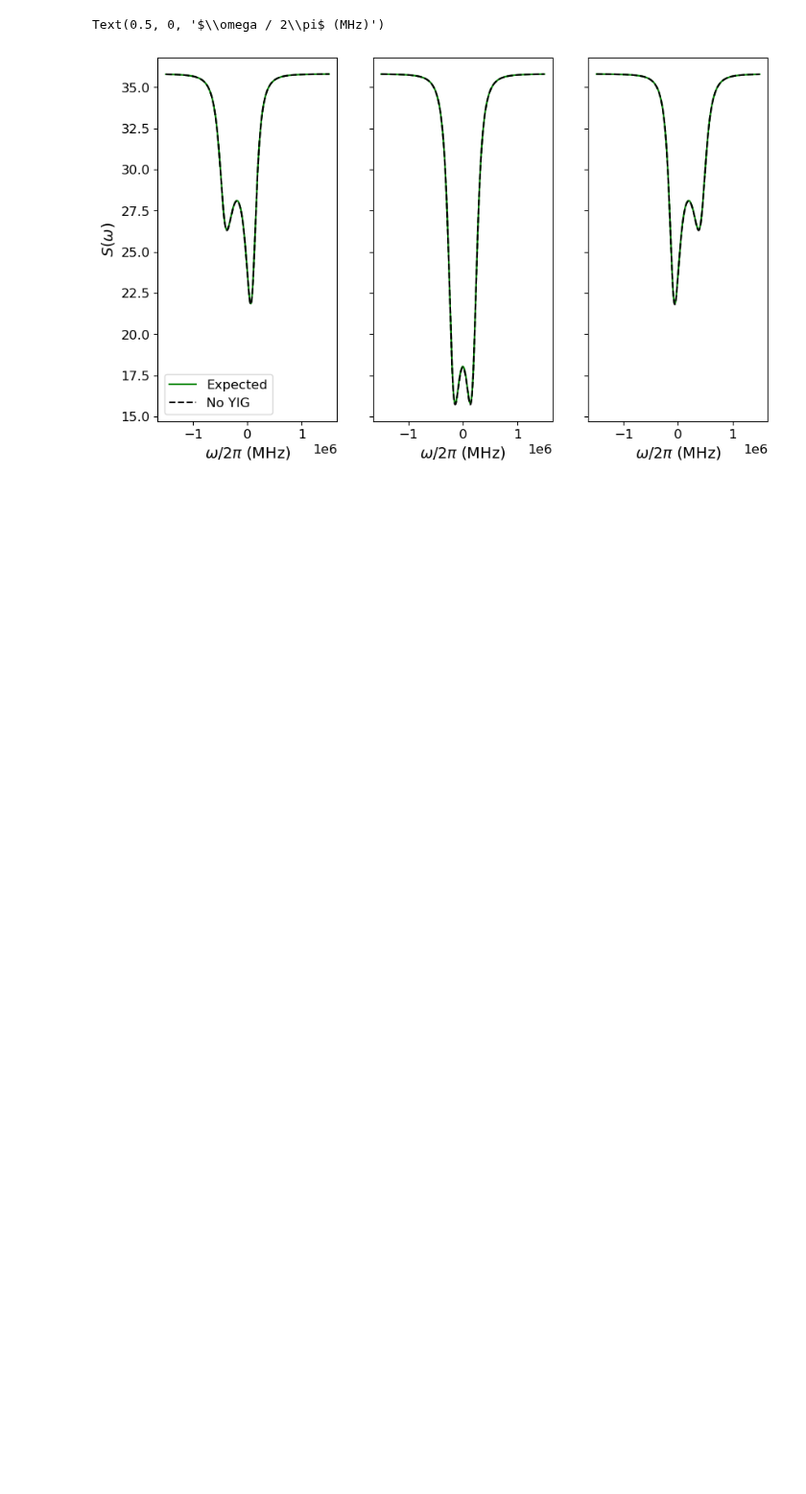
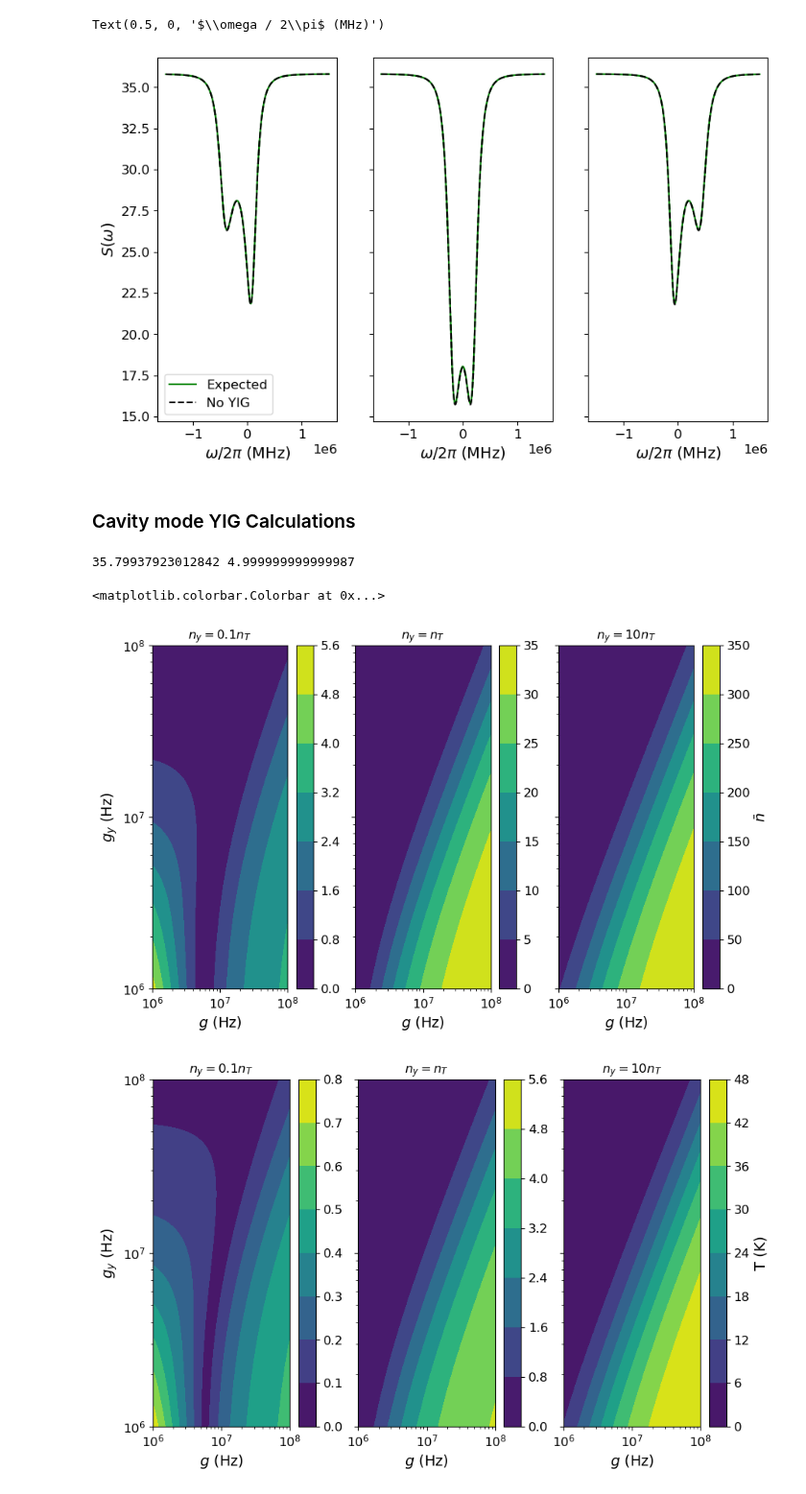
Before and after one commit to jleamer/mode_cooling, a Jupyter notebook: yig_nv_cooling.ipynb, the cells around one changed output. Shown at 96% size. Cells and saved outputs as stored; diff of their text form; code cells hidden in the pictures; blank space fills up the shorter version.

Commit message:
Added some additional tests for the cavity mode and output spectrum for the system involving the YIG and some comparison to the system without it.

```diff
--- a/yig_nv_cooling.ipynb
+++ b/yig_nv_cooling.ipynb
@@ -384,3 +384,5 @@ ax[2].set_xlabel("$\\omega / 2\\pi$ (MHz)")
 # %% [output]
 Text(0.5, 0, '$\\omega / 2\\pi$ (MHz)')
 [figure]
+# %% [markdown]
+### Cavity mode YIG Calculations
@@ -386,0 +399,13 @@ Text(0.5, 0, '$\\omega / 2\\pi$ (MHz)')
+# %%
+# First we'll do a sweep over g and gy
+g = np.logspace(6, 8, 1000)
+r = g.copy()
+gy = np.logspace(6, 8, 1000)
+χ = gy.copy()
+
+ny_l = 0.1 * nT
+ny_e = nT
+ny_g = 10 * nT
+print(nT, temp_from_photons(ωc, nT))
+# %% [output]
+35.79937923012842 4.999999999999987
@@ -386,0 +435,53 @@ Text(0.5, 0, '$\\omega / 2\\pi$ (MHz)')
+# %%
+gm, gym = np.meshgrid(g, gy)
+fig1 = plt.figure(1, figsize=(10, 6))
+ax = fig1.subplots(1, 3, sharex='all', sharey='all')
+im1 = ax[0].contourf(gm, gym, nbar_l)
+ax[0].set_ylabel("$g_y$ (Hz)")
+ax[0].set_xlabel("$g$ (Hz)")
+ax[0].set_xscale('log')
+ax[0].set_yscale('log')
+ax[0].set_title("$n_y = 0.1n_T$")
+fig1.colorbar(im1)
+
+im2 = ax[1].contourf(gm, gym, nbar_e)
+ax[1].set_xlabel("$g$ (Hz)")
+ax[1].set_xscale('log')
+ax[1].set_yscale('log')
+ax[1].set_title("$n_y = n_T$")
+fig1.colorbar(im2)
+
+im3 = ax[2].contourf(gm, gym, nbar_g)
+ax[2].set_xlabel("$g$ (Hz)")
+ax[2].set_xscale('log')
+ax[2].set_yscale('log')
+ax[2].set_title("$n_y = 10n_T$")
+fig1.colorbar(im3, label='$\\bar{n}$')
+
+fig2 = plt.figure(2, figsize=(10, 6))
+ax2 = fig2.subplots(1, 3, sharex='all', sharey='all')
+im21 = ax2[0].contourf(gm, gym, temp_from_photons(ωc, nbar_l))
+ax2[0].set_ylabel("$g_y$ (Hz)")
+ax2[0].set_xlabel("$g$ (Hz)")
+ax2[0].set_xscale('log')
+ax2[0].set_yscale('log')
+ax2[0].set_title("$n_y = 0.1n_T$")
+fig2.colorbar(im21)
+
+im22 = ax2[1].contourf(gm, gym, temp_from_photons(ωc, nbar_e))
+ax2[1].set_xlabel("$g$ (Hz)")
+ax2[1].set_xscale('log')
+ax2[1].set_yscale('log')
+ax2[1].set_title("$n_y = n_T$")
+fig2.colorbar(im22)
+
+im23 = ax2[2].contourf(gm, gym, temp_from_photons(ωc, nbar_g))
+ax2[2].set_xlabel("$g$ (Hz)")
+ax2[2].set_xscale('log')
+ax2[2].set_yscale('log')
+ax2[2].set_title("$n_y = 10n_T$")
+fig2.colorbar(im23, label='T (K)')
+# %% [output]
+<matplotlib.colorbar.Colorbar at 0x...>
+[figure, added]
+[figure, added]
```
Also changed, not shown: parts of 27 cells of this notebook, 1 other file.
